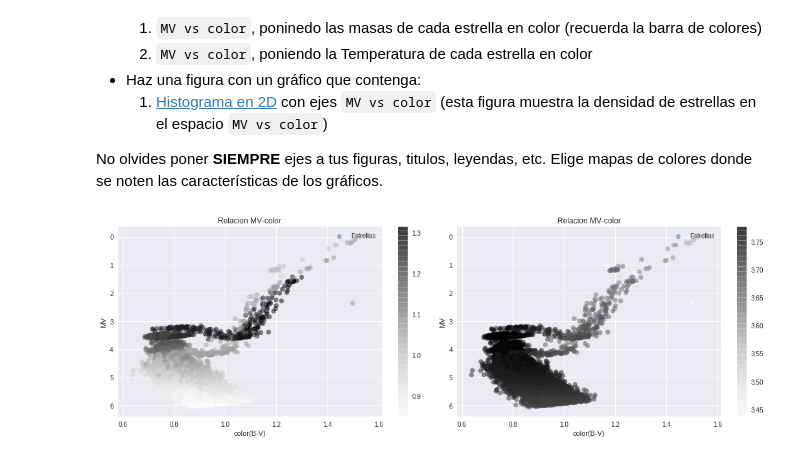
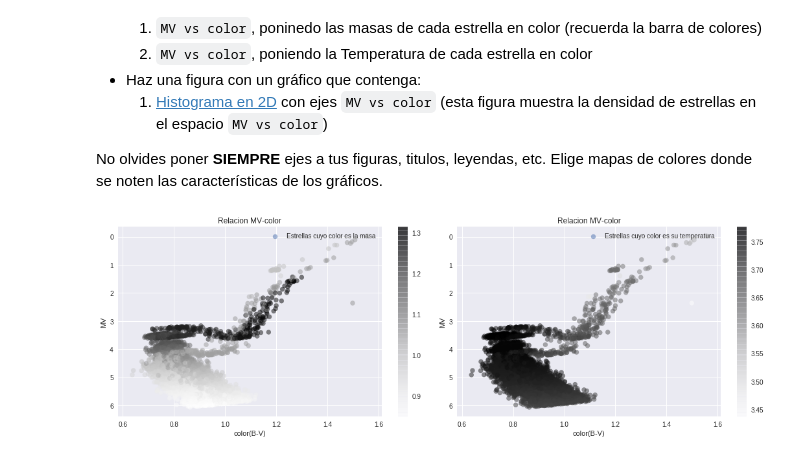
Before and after one commit to JoseJD7/minitarea2, a Jupyter notebook: minitarea2.ipynb, the cells around one changed output. Drawn from its saved outputs; the diff is of its cells as text; code cells hidden in the pictures.

```diff
--- a/minitarea2.ipynb
+++ b/minitarea2.ipynb
@@ -177,28 +177,28 @@ No olvides poner **SIEMPRE** ejes a tus figuras, titulos, leyendas, etc. Elige m
 # %%
 # plot cmd + masa / smd + temp
 
 %matplotlib inline
 masa = datos_filtrados[:,5]
 fig, ax = plt.subplots(figsize = (15,5), ncols = 2)
-uwu = ax[0].scatter(color, MV, label = 'Estrellas', c = masa, alpha = 0.5)
+uwu = ax[0].scatter(color, MV, label = 'Estrellas cuyo color es la masa', c = masa, alpha = 0.5)
 fig.colorbar(uwu,ax = ax[0])
 ax[0].invert_yaxis()
 ax[0].set_title('Relacion MV-color')
 ax[0].set_xlabel('color(B-V)')
 ax[0].set_ylabel('MV')
 ax[0].legend(loc = 'upper right')
 
 logtemp = datos_filtrados[:,4]
-uwu2 = ax[1].scatter(color, MV, label = 'Estrellas', c = logtemp, alpha = 0.5)
+uwu2 = ax[1].scatter(color, MV, label = 'Estrellas cuyo color es su temperatura', c = logtemp, alpha = 0.5)
 fig.colorbar(uwu2,ax = ax[1])
 ax[1].invert_yaxis()
 ax[1].set_title('Relacion MV-color')
 ax[1].set_xlabel('color(B-V)')
 ax[1].set_ylabel('MV')
 ax[1].legend(loc = 'upper right')
 
 plt.tight_layout()
 # %% [output]
-[figure, old version]
+[figure, new version]
 # %%
 # plot cmd hist2D
```
